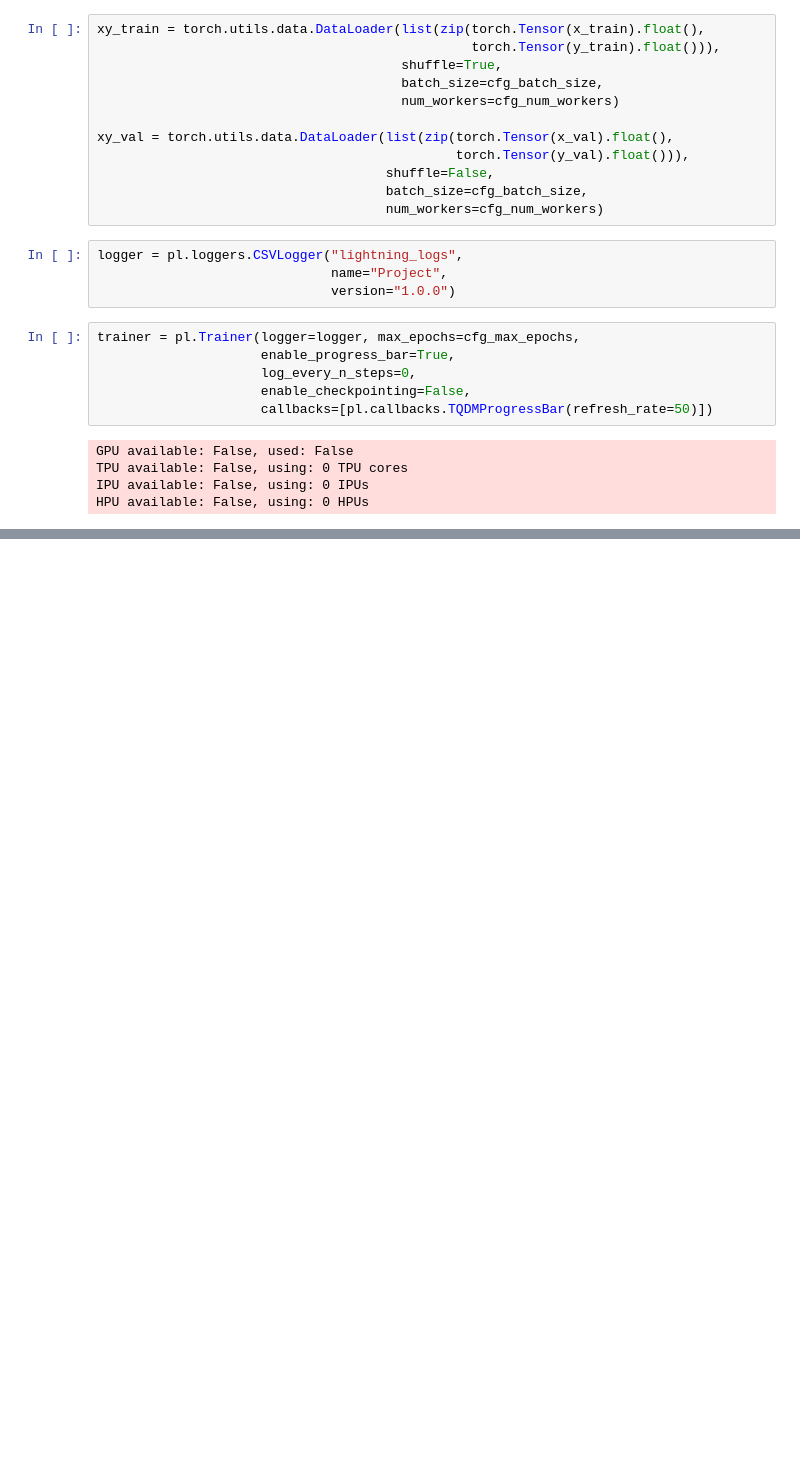
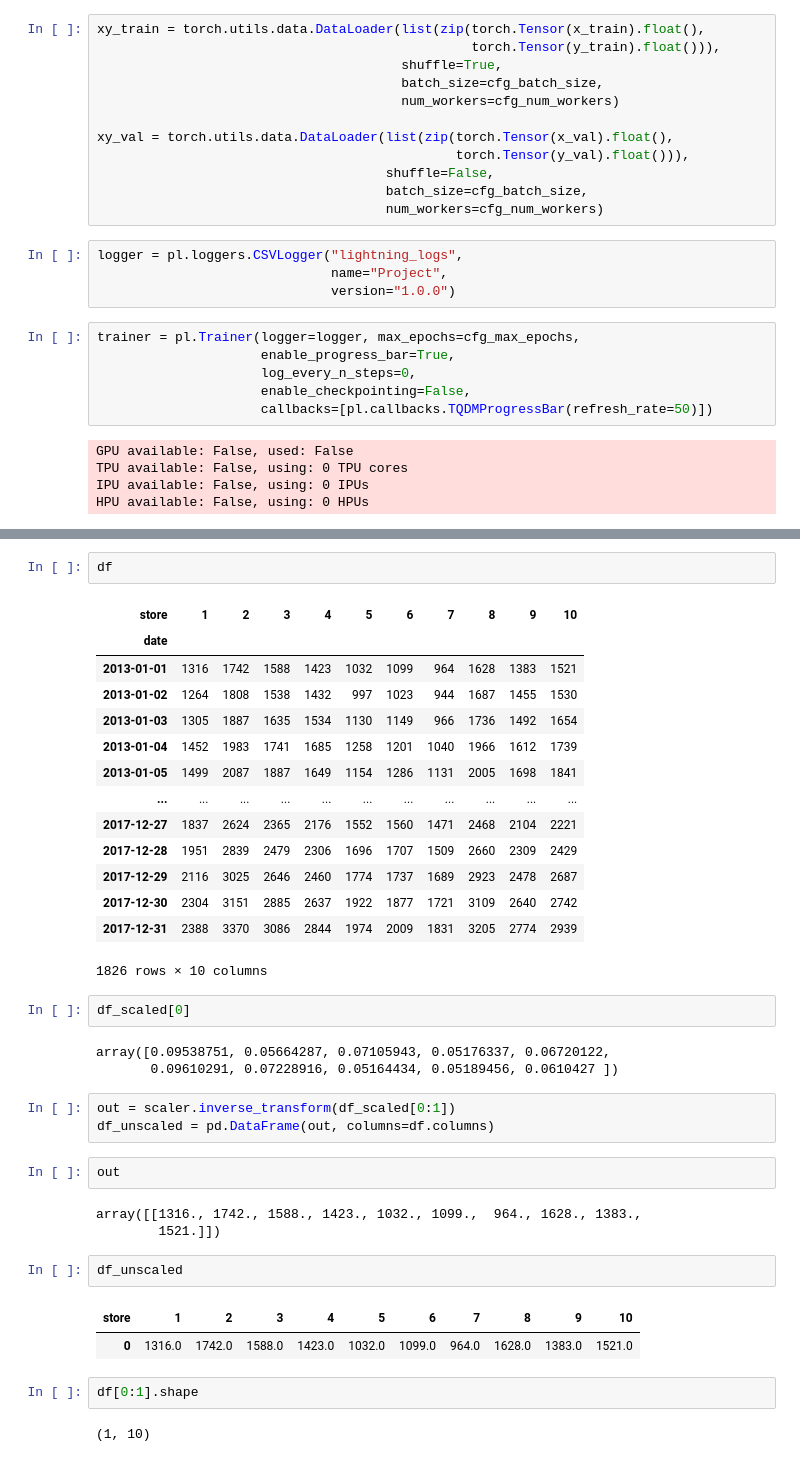
Before and after one commit to richardhoehn/mtsu.csci.7850.project, a Jupyter notebook: src/notebooks/data-loader.ipynb, the cells around one changed output, grey strips where cells are left out. Drawn from its saved outputs; the diff is of its cells as text; blank space fills up the shorter version.

```diff
--- a/src/notebooks/data-loader.ipynb
+++ b/src/notebooks/data-loader.ipynb
@@ -366,0 +426,39 @@ plt.show()
+# %%
+df
+# %% [output]
+| store | 1 | 2 | 3 | 4 | 5 | 6 | 7 | 8 | 9 | 10 |
+| date |  |  |  |  |  |  |  |  |  |  |
+| 2013-01-01 | 1316 | 1742 | 1588 | 1423 | 1032 | 1099 | 964 | 1628 | 1383 | 1521 |
+| 2013-01-02 | 1264 | 1808 | 1538 | 1432 | 997 | 1023 | 944 | 1687 | 1455 | 1530 |
+| 2013-01-03 | 1305 | 1887 | 1635 | 1534 | 1130 | 1149 | 966 | 1736 | 1492 | 1654 |
+| 2013-01-04 | 1452 | 1983 | 1741 | 1685 | 1258 | 1201 | 1040 | 1966 | 1612 | 1739 |
+| 2013-01-05 | 1499 | 2087 | 1887 | 1649 | 1154 | 1286 | 1131 | 2005 | 1698 | 1841 |
+| ... | ... | ... | ... | ... | ... | ... | ... | ... | ... | ... |
+| 2017-12-27 | 1837 | 2624 | 2365 | 2176 | 1552 | 1560 | 1471 | 2468 | 2104 | 2221 |
+| 2017-12-28 | 1951 | 2839 | 2479 | 2306 | 1696 | 1707 | 1509 | 2660 | 2309 | 2429 |
+| 2017-12-29 | 2116 | 3025 | 2646 | 2460 | 1774 | 1737 | 1689 | 2923 | 2478 | 2687 |
+| 2017-12-30 | 2304 | 3151 | 2885 | 2637 | 1922 | 1877 | 1721 | 3109 | 2640 | 2742 |
+| 2017-12-31 | 2388 | 3370 | 3086 | 2844 | 1974 | 2009 | 1831 | 3205 | 2774 | 2939 |
+1826 rows × 10 columns
+# %%
+df_scaled[0]
+# %% [output]
+array([0.09538751, 0.05664287, 0.07105943, 0.05176337, 0.06720122,
+       0.09610291, 0.07228916, 0.05164434, 0.05189456, 0.0610427 ])
+# %%
+out = scaler.inverse_transform(df_scaled[0:1])
+df_unscaled = pd.DataFrame(out, columns=df.columns)
+# %%
+out
+# %% [output]
+array([[1316., 1742., 1588., 1423., 1032., 1099.,  964., 1628., 1383.,
+        1521.]])
+# %%
+df_unscaled
+# %% [output]
+| store | 1 | 2 | 3 | 4 | 5 | 6 | 7 | 8 | 9 | 10 |
+| 0 | 1316.0 | 1742.0 | 1588.0 | 1423.0 | 1032.0 | 1099.0 | 964.0 | 1628.0 | 1383.0 | 1521.0 |
+# %%
+df[0:1].shape
+# %% [output]
+(1, 10)
```
Also changed, not shown: parts of 16 cells of this notebook, 1 other file.
